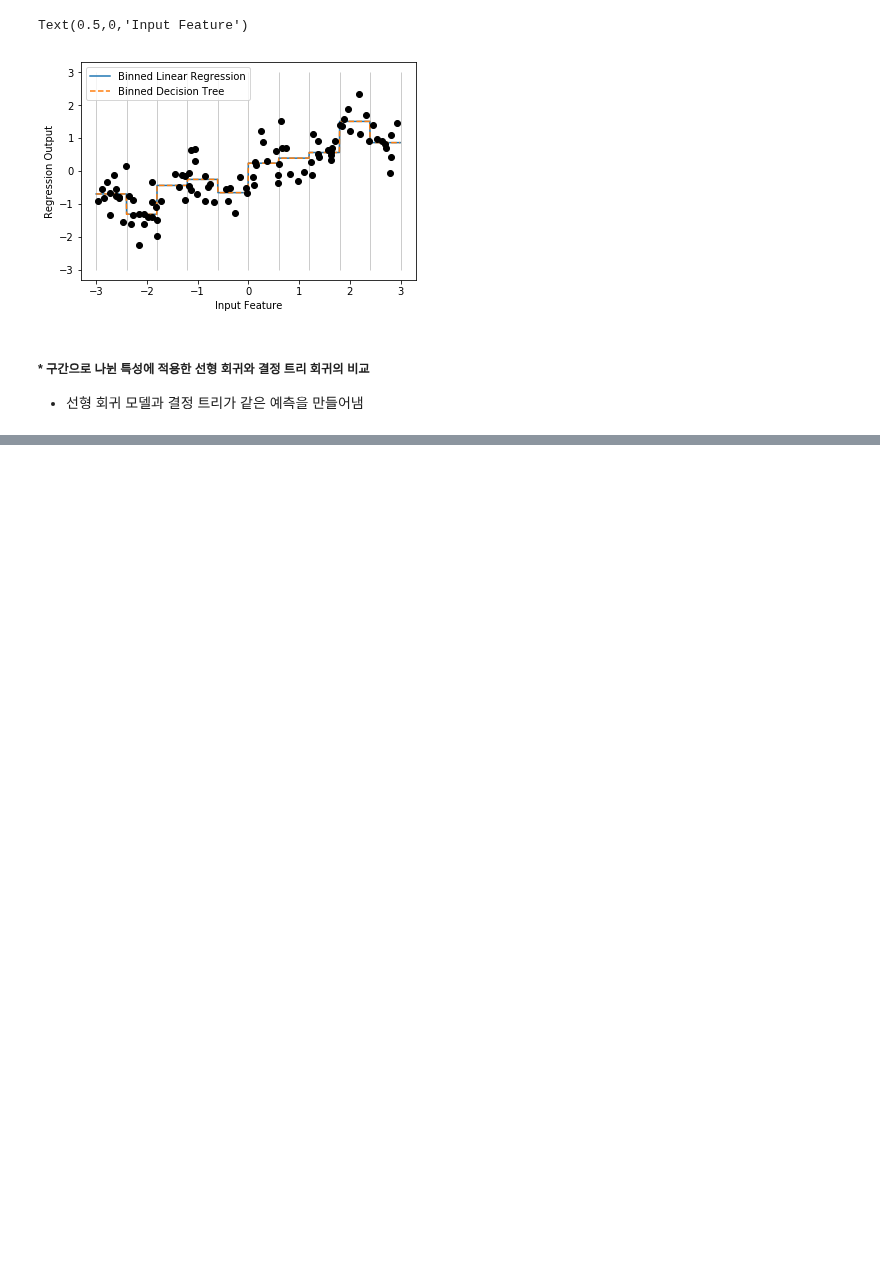
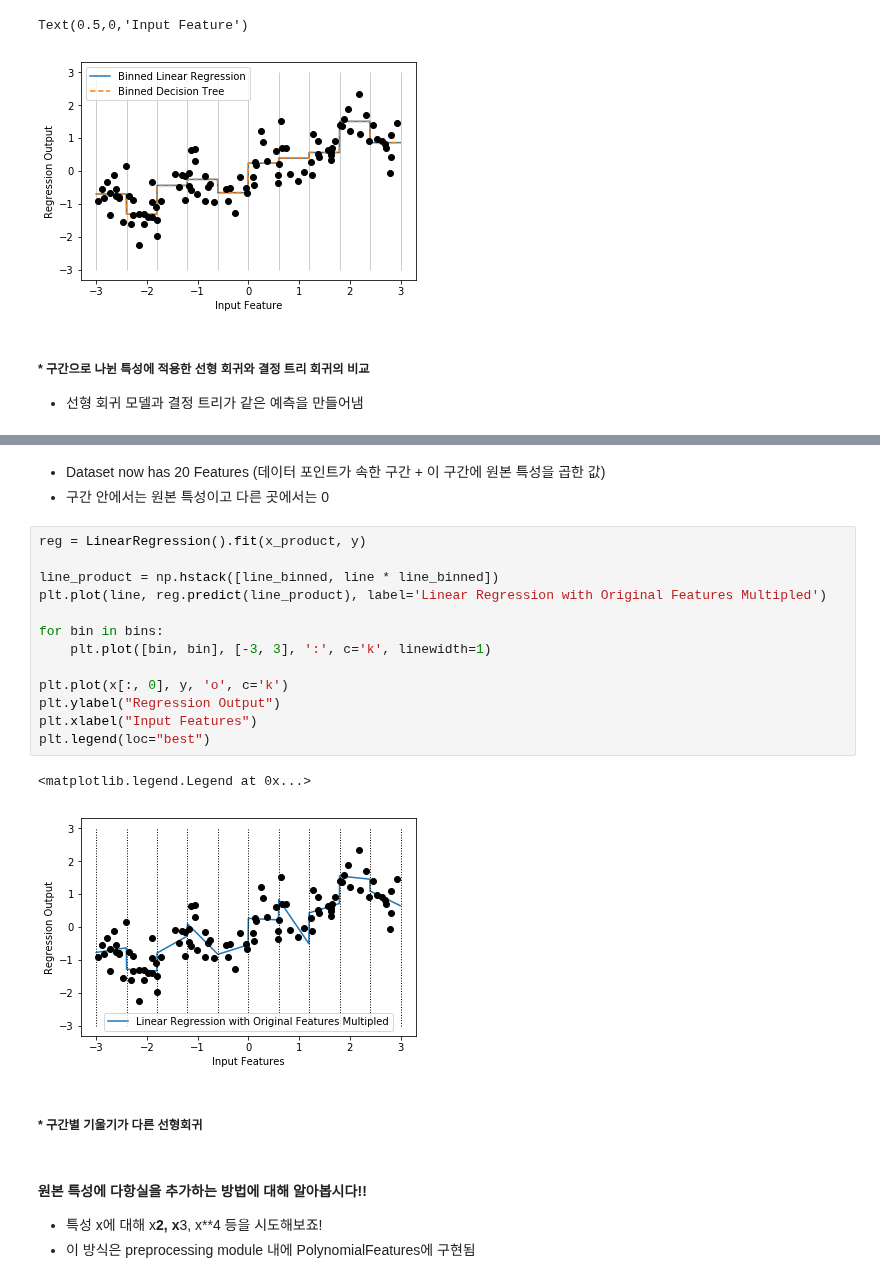
Before and after one commit to JMmmmuu/ML, a Jupyter notebook: IntroToMLwithPython/4_RepresentingData_n_EngineeringFeatures.ipynb, the cells around one changed output, grey strips where cells are left out. Saved outputs shown, nothing was run; the diff lists cells and outputs as text; blank space fills up the shorter version.

```diff
--- a/IntroToMLwithPython/4_RepresentingData_n_EngineeringFeatures.ipynb
+++ b/IntroToMLwithPython/4_RepresentingData_n_EngineeringFeatures.ipynb
@@ -265,0 +298,25 @@ Text(0.5,0,'Input Feature')
+# %% [markdown]
+* Dataset now has 20 Features (데이터 포인트가 속한 구간 + 이 구간에 원본 특성을 곱한 값)
+* 구간 안에서는 원본 특성이고 다른 곳에서는 0
+# %%
+reg = LinearRegression().fit(x_product, y)
+
+line_product = np.hstack([line_binned, line * line_binned])
+plt.plot(line, reg.predict(line_product), label='Linear Regression with Original Features Multipled')
+
+for bin in bins:
+    plt.plot([bin, bin], [-3, 3], ':', c='k', linewidth=1)
+
+plt.plot(x[:, 0], y, 'o', c='k')
+plt.ylabel("Regression Output")
+plt.xlabel("Input Features")
+plt.legend(loc="best")
+# %% [output]
+<matplotlib.legend.Legend at 0x...>
+[figure, added]
+# %% [markdown]
+##### * 구간별 기울기가 다른 선형회귀
+# %% [markdown]
+#### 원본 특성에 다항실을 추가하는 방법에 대해 알아봅시다!!
+* 특성 x에 대해 x**2, x**3, x**4 등을 시도해보죠!
+* 이 방식은 preprocessing module 내에 PolynomialFeatures에 구현됨
```
Also changed, not shown: parts of 16 cells of this notebook.
